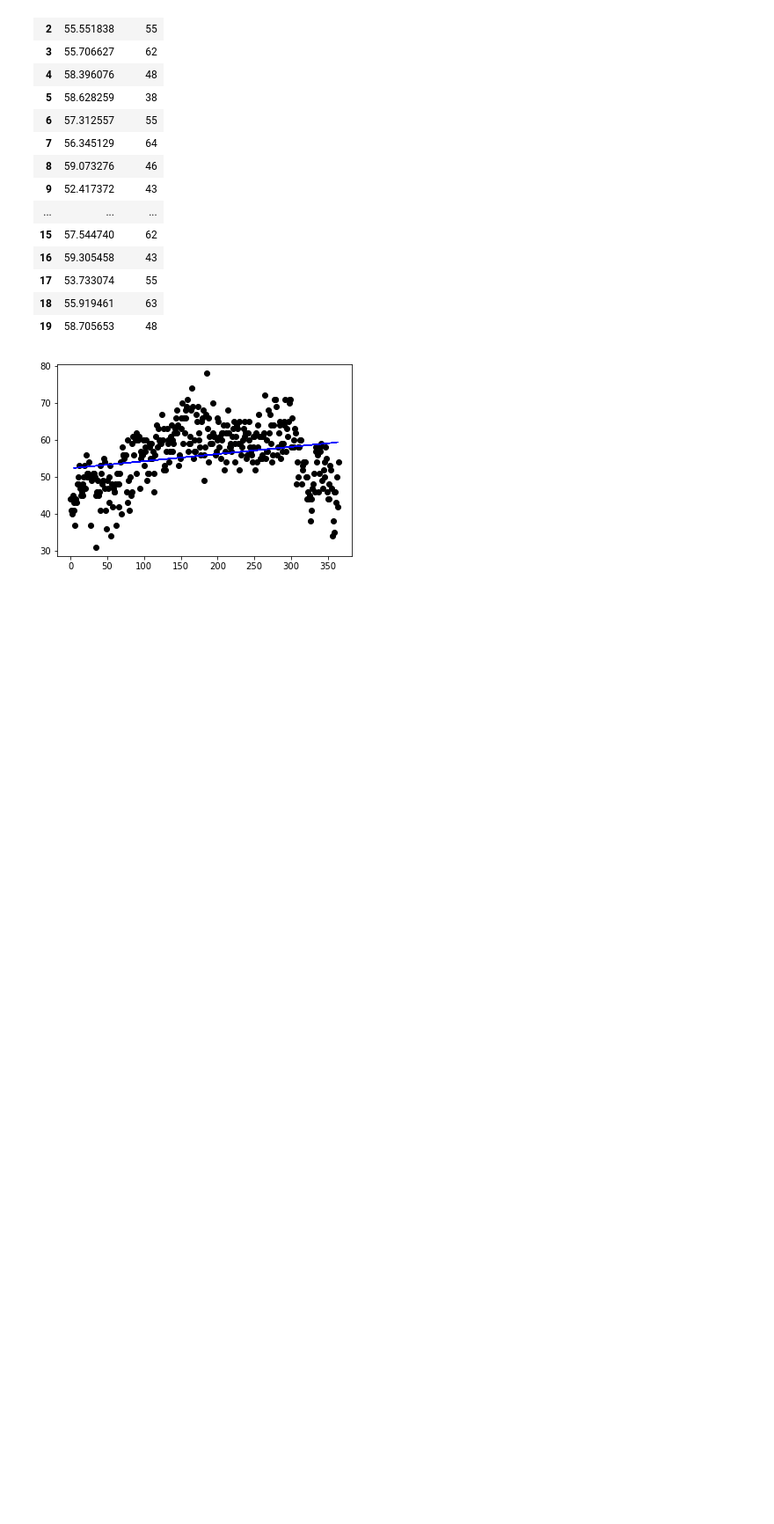
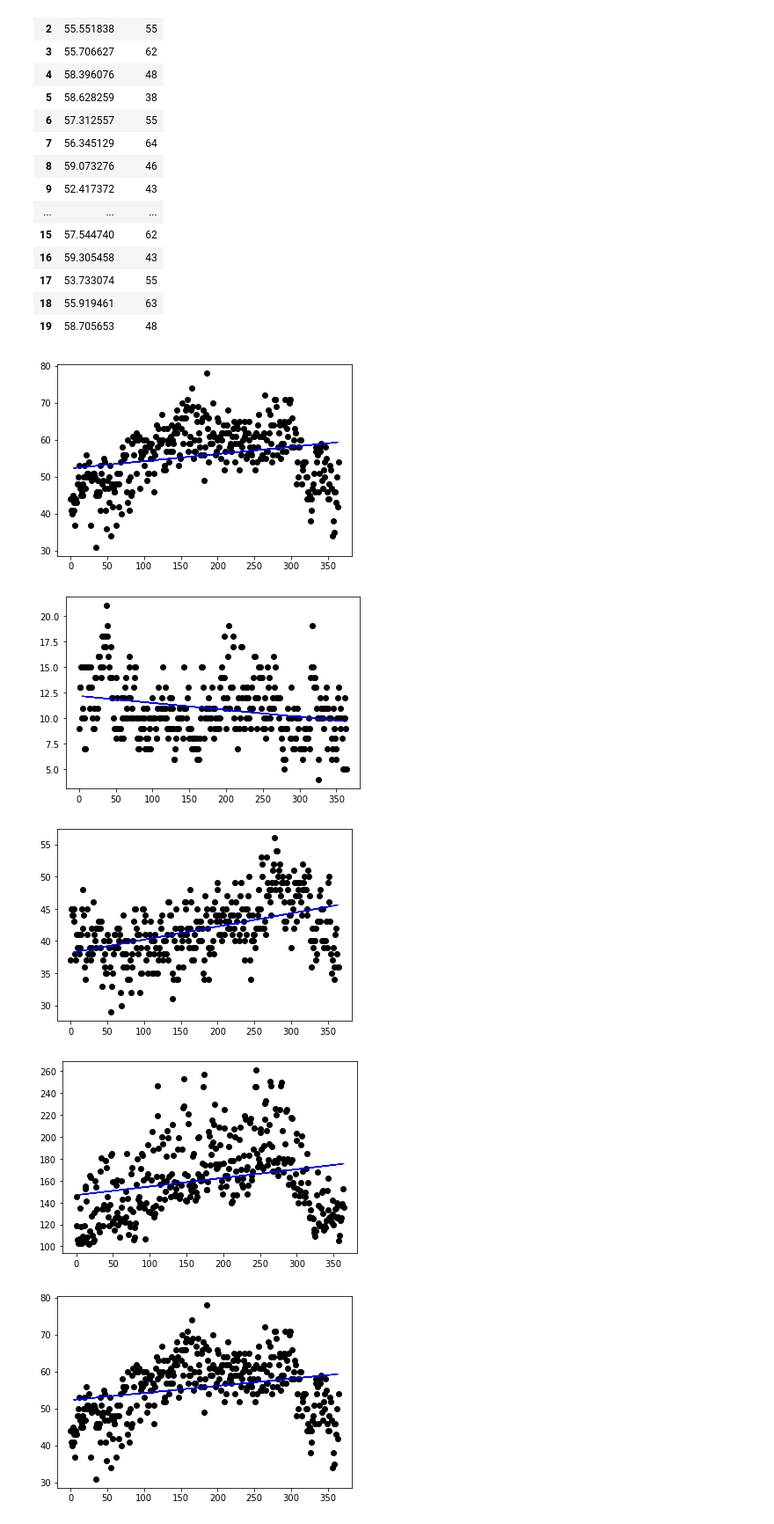
Before and after one commit to DBatterman/AIS_Vessel_Efforts_Project, a Jupyter notebook: provisional_machine_learning_model.ipynb, the cells around one changed output. Shown: that part at 88% size. Drawn from its saved outputs; the diff is of its cells as text; code cells hidden in the pictures; blank space fills up the shorter version.

Commit message:
created function to run regression on all types

```diff
--- a/provisional_machine_learning_model.ipynb
+++ b/provisional_machine_learning_model.ipynb
@@ -114,3 +132,36 @@ plt.plot(X_test, y_pred, color="blue", linewidth=1)
 plt.show()
 # %% [output]
 [figure]
+# %%
+def ais_graphs():
+    for boat_type in types:
+        # Create our target for fishing model
+        y = df[boat_type]
+        # Create our features
+        X =  df.drop(["Date", "Fishing","TugTow", "Recreational", "Passenger", "Cargo", "Tanker", "Other", "Unavailable", "Total"], axis=1)
+
+        X_train, X_test, y_train, y_test = train_test_split(X,
+                                                    y,
+                                                    random_state=1)
+        X_train.shape
+
+        classifier = LinearRegression()
+
+        classifier.fit(X_train, y_train)
+
+        y_pred = classifier.predict(X_test)
+
+        results = pd.DataFrame({"Prediction": y_pred, "Actual": y_test}).reset_index(drop=True)
+
+        plt.scatter(X,y, color="black")
+        plt.plot(X_test, y_pred, color="blue", linewidth=1)
+
+
+        plt.show()
+# %%
+ais_graphs()
+# %% [output]
+[figure, added]
+[figure, added]
+[figure, added]
+[figure, added]
```
Also changed, not shown: parts of 2 cells of this notebook.
